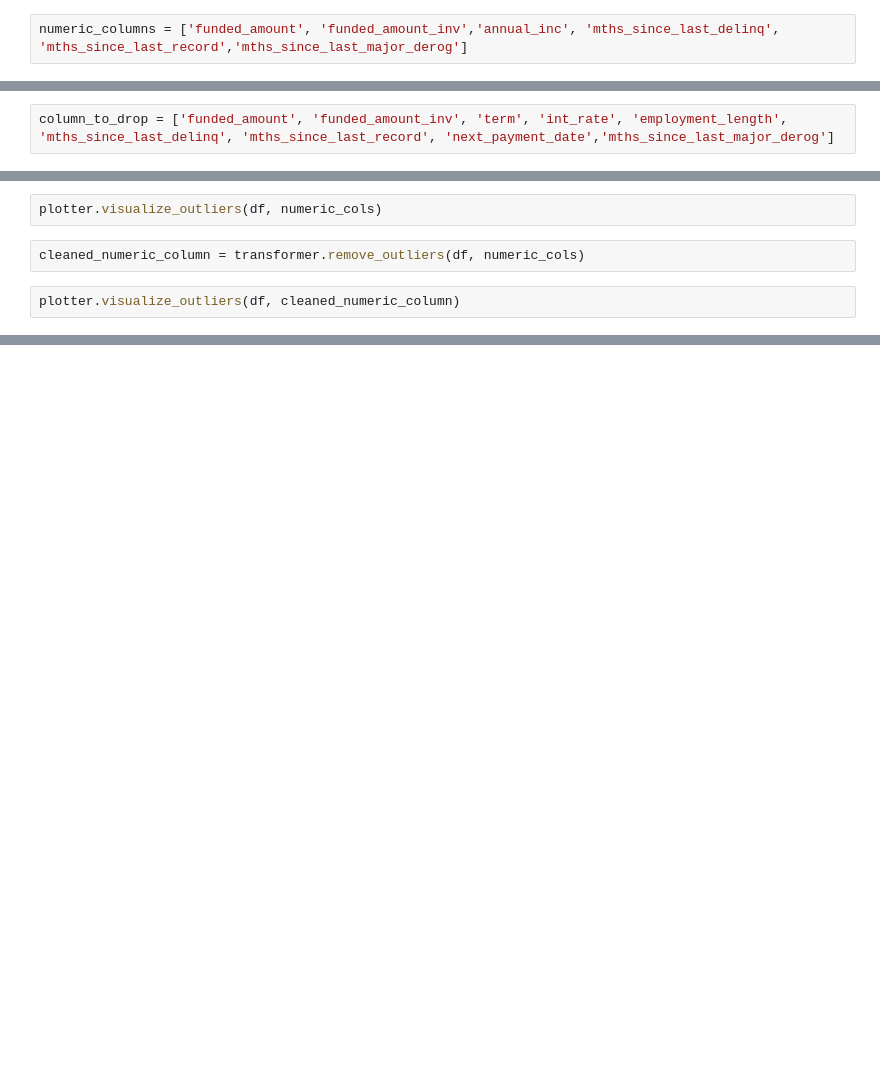
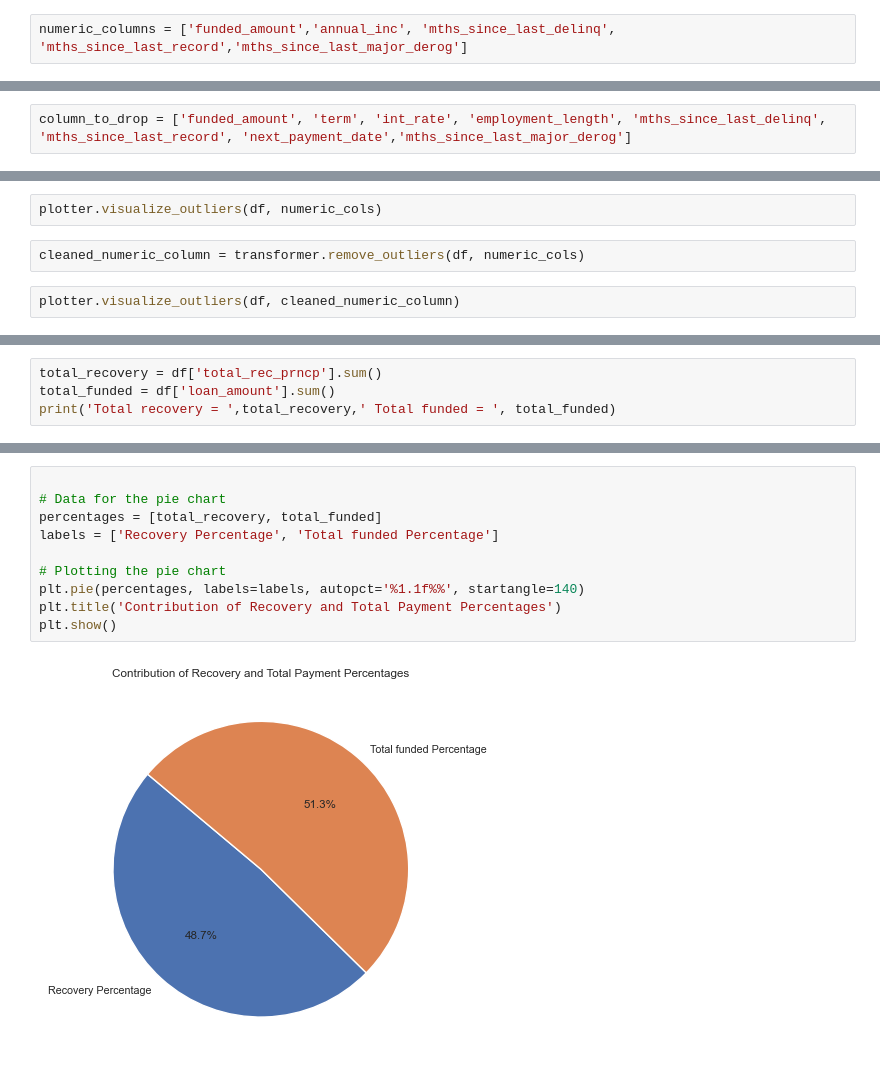
Before and after one commit to ana-mostafa/exploratory-data-analysis---customer-loans-in-finance410, a Jupyter notebook: process.ipynb, the cells around one changed output, grey strips where cells are left out. Saved outputs shown, nothing was run; the diff lists cells and outputs as text; blank space fills up the shorter version.

Commit message:
analyzing data

```diff
--- a/process.ipynb
+++ b/process.ipynb
@@ -30,7 +48,7 @@ date_time_columns = ['issue_date', 'earliest_credit_line', 'last_payment_date',
 # %%
 df = transformer.convert_to_datetime(df, date_time_columns)
 # %%
-numeric_columns = ['funded_amount',	'funded_amount_inv','annual_inc', 'mths_since_last_delinq',	'mths_since_last_record','mths_since_last_major_derog']
+numeric_columns = ['funded_amount','annual_inc', 'mths_since_last_delinq',	'mths_since_last_record','mths_since_last_major_derog']
 # %%
 df = transformer.convert_to_numeric(df, numeric_columns)
 # %%
@@ -74,7 +92,7 @@ plt.show()
 # %%
 df_transform = DataFrameTransform(df)
 # %%
-column_to_drop = ['funded_amount', 'funded_amount_inv', 'term', 'int_rate', 'employment_length', 'mths_since_last_delinq', 'mths_since_last_record', 'next_payment_date','mths_since_last_major_derog']
+column_to_drop = ['funded_amount', 'term', 'int_rate', 'employment_length', 'mths_since_last_delinq', 'mths_since_last_record', 'next_payment_date','mths_since_last_major_derog']
 # %%
 #file keeps freezing when i use the method in the class, so i directly used pandas to handle the missing values
 df = df.drop(columns=column_to_drop, axis=1)
@@ -150,0 +196,4 @@ correlation_matrix
+# %%
+total_recovery = df['total_rec_prncp'].sum()
+total_funded = df['loan_amount'].sum()
+print('Total recovery = ',total_recovery,' Total funded = ', total_funded)
@@ -150,0 +223,12 @@ correlation_matrix
+# %%
+
+# Data for the pie chart
+percentages = [total_recovery, total_funded]
+labels = ['Recovery Percentage', 'Total funded Percentage']
+
+# Plotting the pie chart
+plt.pie(percentages, labels=labels, autopct='%1.1f%%', startangle=140)
+plt.title('Contribution of Recovery and Total Payment Percentages')
+plt.show()
+# %% [output]
+[figure, added]
```
Also changed, not shown: parts of 19 cells of this notebook, 1 other file.
